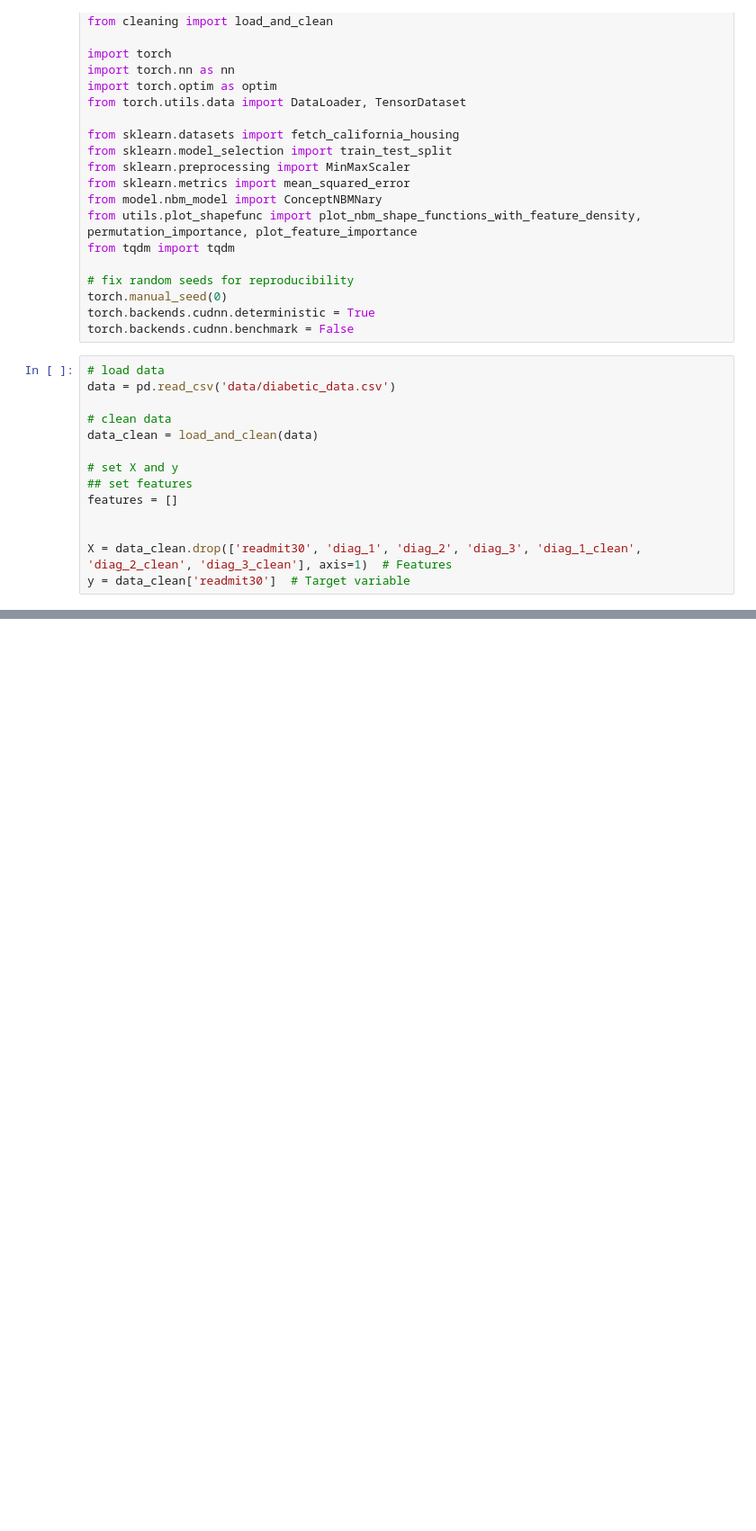
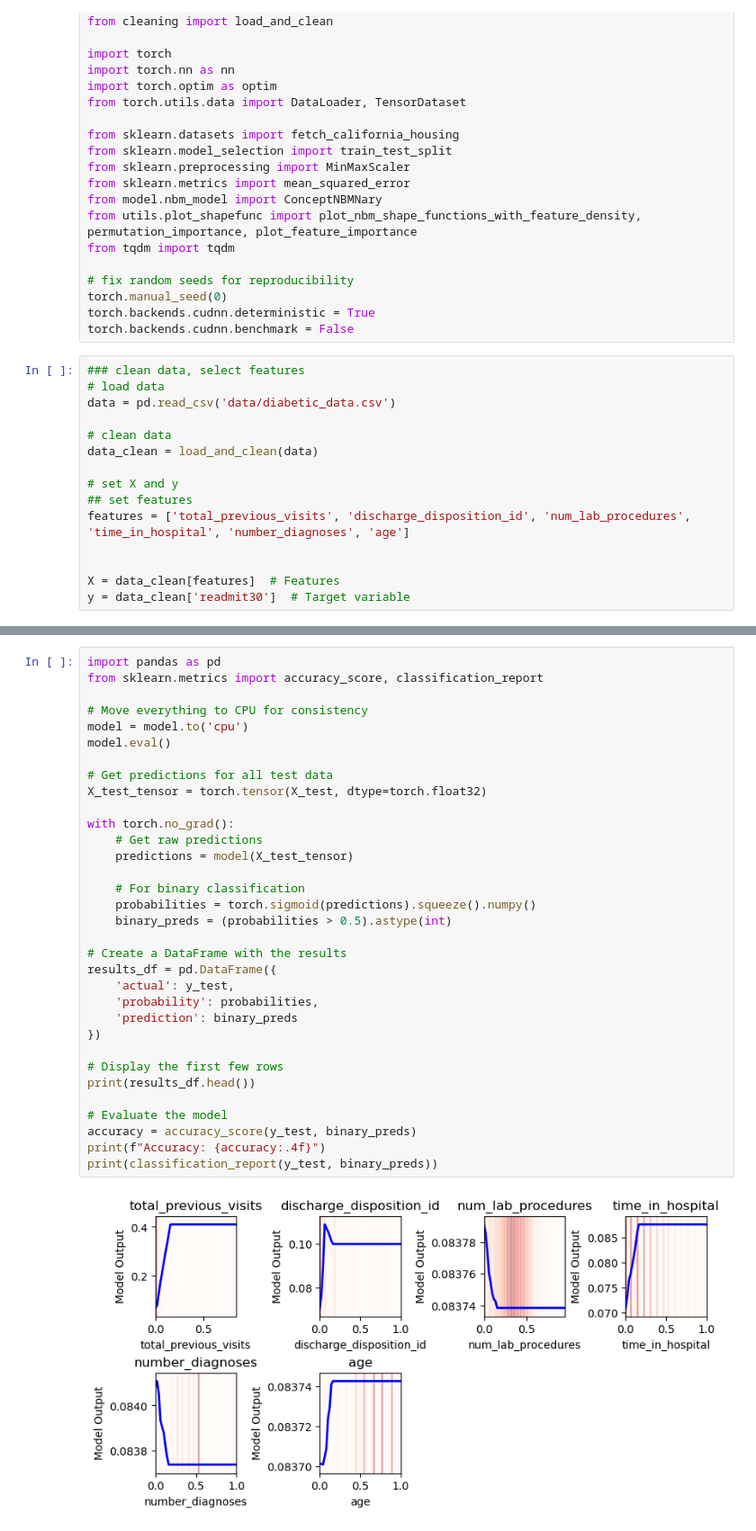
Before and after one commit to wankiewiczm-smh/vector-bootcamp, a Jupyter notebook: nbm.ipynb, the cells around one changed output, grey strips where cells are left out. Shown at 90% size. Saved outputs shown, nothing was run; the diff lists cells and outputs as text; blank space fills up the shorter version.

```diff
--- a/nbm.ipynb
+++ b/nbm.ipynb
@@ -24,6 +24,7 @@ torch.manual_seed(0)
 torch.backends.cudnn.deterministic = True
 torch.backends.cudnn.benchmark = False
 # %%
+### clean data, select features
 # load data
 data = pd.read_csv('data/diabetic_data.csv')
 
@@ -32,8 +33,8 @@ data_clean = load_and_clean(data)
 
 # set X and y
 ## set features
-features = []
+features = ['total_previous_visits', 'discharge_disposition_id', 'num_lab_procedures', 'time_in_hospital', 'number_diagnoses', 'age']
 
 
-X = data_clean.drop(['readmit30', 'diag_1', 'diag_2', 'diag_3', 'diag_1_clean', 'diag_2_clean', 'diag_3_clean'], axis=1)  # Features
+X = data_clean[features]  # Features
 y = data_clean['readmit30']  # Target variable
@@ -39,0 +143,35 @@ y = data_clean['readmit30']  # Target variable
+# %%
+import pandas as pd
+from sklearn.metrics import accuracy_score, classification_report
+
+# Move everything to CPU for consistency
+model = model.to('cpu')
+model.eval()
+
+# Get predictions for all test data
+X_test_tensor = torch.tensor(X_test, dtype=torch.float32)
+
+with torch.no_grad():
+    # Get raw predictions
+    predictions = model(X_test_tensor)
+
+    # For binary classification
+    probabilities = torch.sigmoid(predictions).squeeze().numpy()
+    binary_preds = (probabilities > 0.5).astype(int)
+
+# Create a DataFrame with the results
+results_df = pd.DataFrame({
+    'actual': y_test,
+    'probability': probabilities,
+    'prediction': binary_preds
+})
+
+# Display the first few rows
+print(results_df.head())
+
+# Evaluate the model
+accuracy = accuracy_score(y_test, binary_preds)
+print(f"Accuracy: {accuracy:.4f}")
+print(classification_report(y_test, binary_preds))
+# %% [output]
+[figure, added]
```
Also changed, not shown: parts of 5 cells of this notebook, 1 other file.
